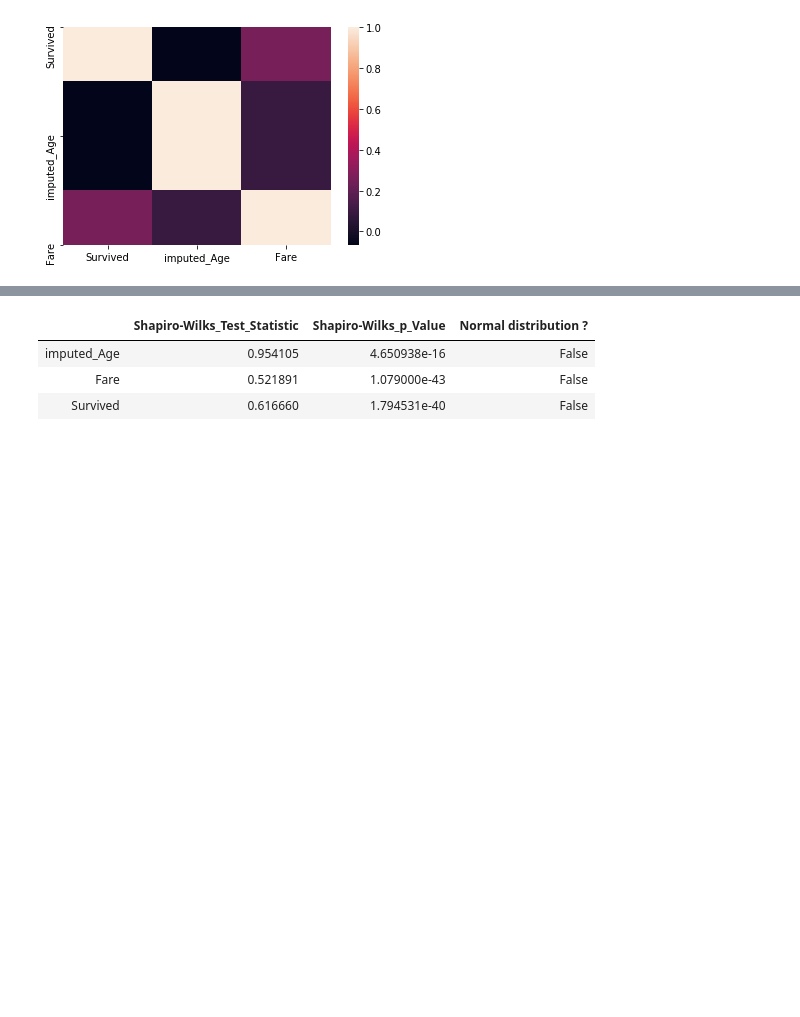
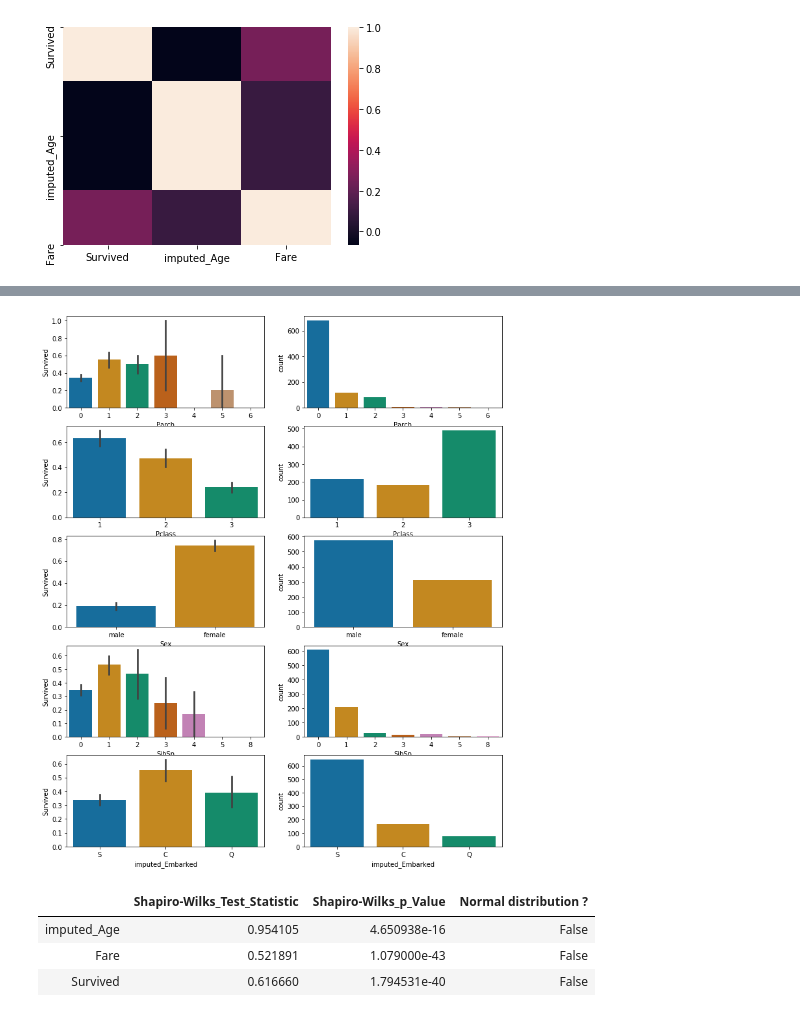
Before and after one commit to crawftv/crawto, a Jupyter notebook: CrawtoML.ipynb, the cells around one changed output, grey strips where cells are left out. Drawn from its saved outputs; the diff is of its cells as text; code cells hidden in the pictures; blank space fills up the shorter version.

Commit message:
added a barplot to visualize categorical features

```diff
--- a/CrawtoML.ipynb
+++ b/CrawtoML.ipynb
@@ -85,3 +86,7 @@ automl.probability_plots()
+# %%
+automl.categorical_bar_plots()
+# %% [output]
+[figure, added]
 # %%
 automl.distribution_r()
 # %% [output]
```
Also changed, not shown: parts of 4 cells of this notebook, 1 other file.
